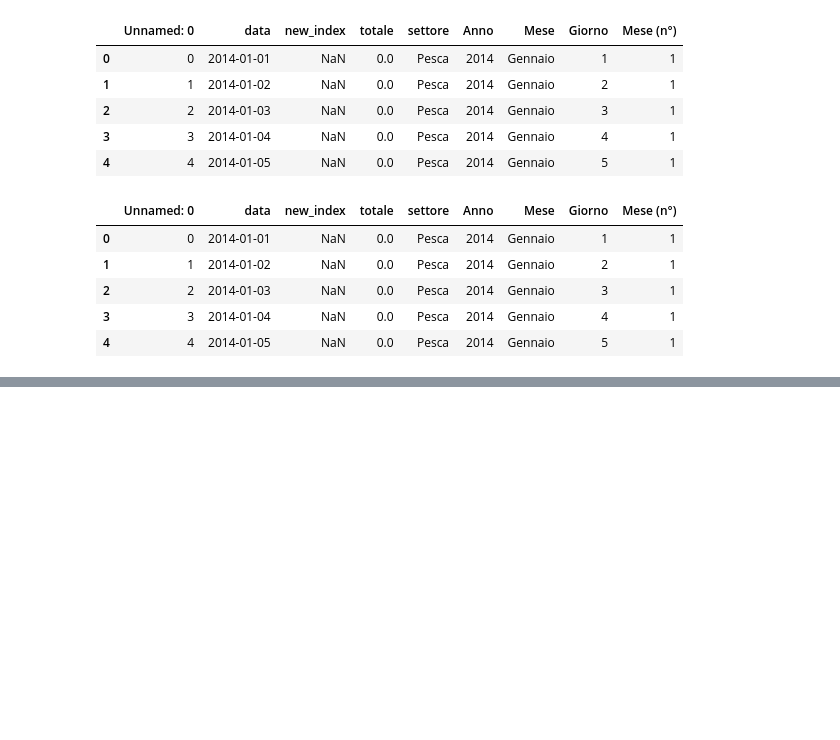
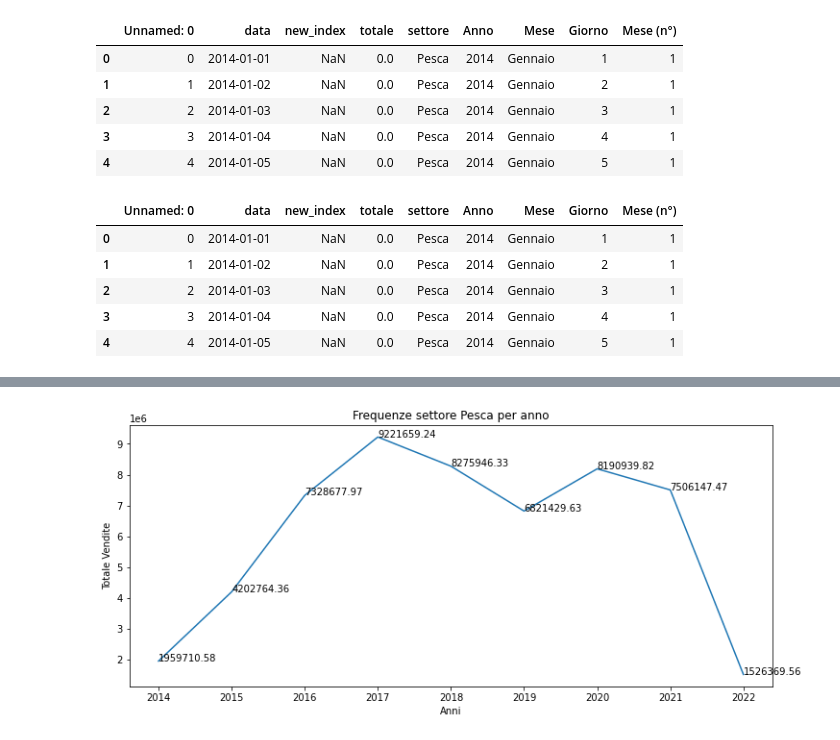
Before and after one commit to TStrada/Progetto-Data-Science-Lab, a Jupyter notebook: TBATS.ipynb, the cells around one changed output, grey strips where cells are left out. Cells and saved outputs as stored; diff of their text form; code cells hidden in the pictures; blank space fills up the shorter version.

```diff
--- a/TBATS.ipynb
+++ b/TBATS.ipynb
@@ -50,0 +56,21 @@ df_pesca2 = df_pesca2.set_index('data')
+# %%
+ls = ['Pesca']
+for el in ls:
+    # Costruiamo il dataset utile (freq annuali per ogni settore)
+    dv = df[df['settore'] == el].groupby(['Anno'], as_index = False).sum()[['Anno', 'totale']]
+    # Corpo della visualizzazione
+    plt.figure(figsize=(12,5))
+    x = dv['Anno'].to_list()
+    y = dv['totale'].to_list()
+    # Parte Estetica
+    plt.xticks(x)
+    # plt.yticks(range(0,366,30))
+    plt.xlabel('Anni')
+    plt.ylabel('Totale Vendite')
+    plt.plot(x, y)
+    plt.title('Frequenze settore {} per anno'.format(el))
+    # Mostra valori esatti per ogni osservazione
+    for i,j in zip(x,y):
+        plt.annotate(str(j),xy=(i,j))
+# %% [output]
+[figure, added]
```
Also changed, not shown: parts of 19 cells of this notebook, 1 other file.
